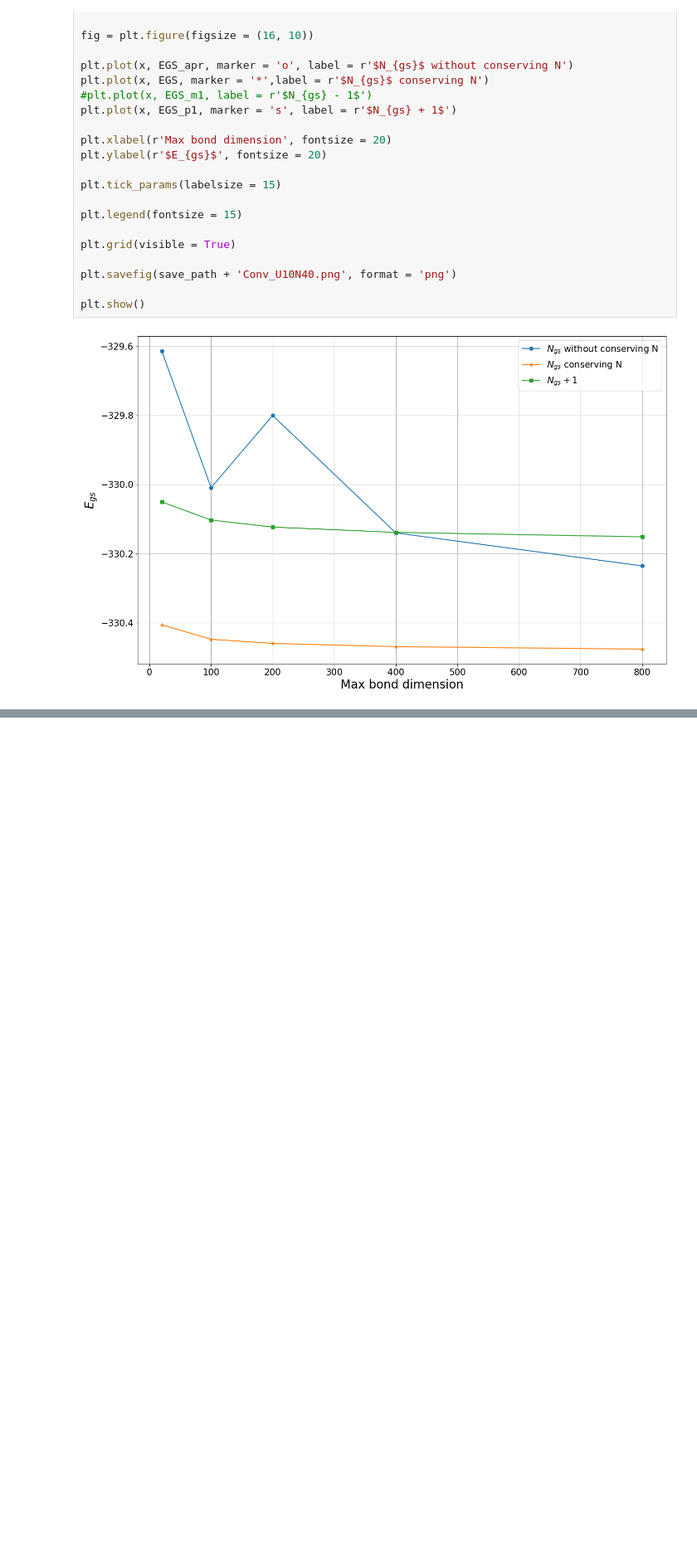
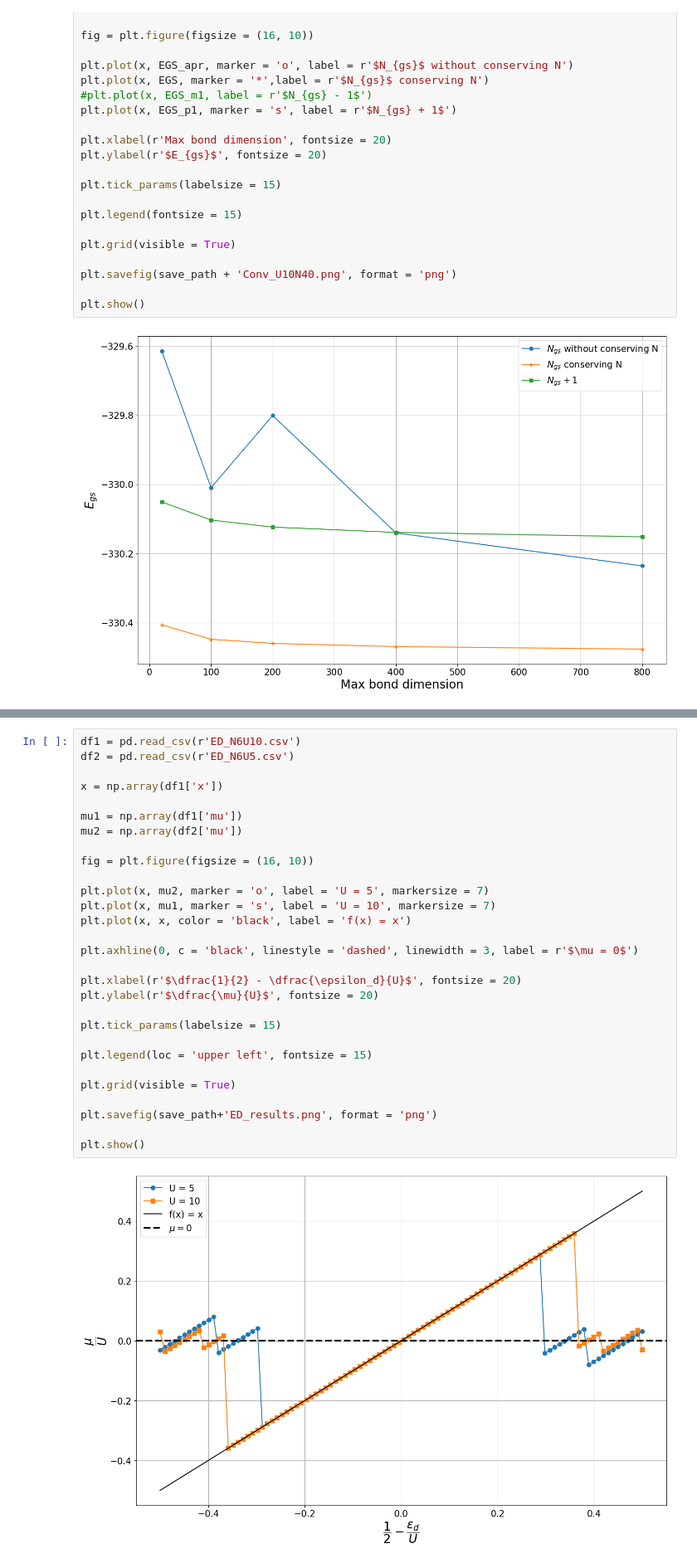
Before and after one commit to LuanSouzaSilva/IC_Chemical_Potential, a Jupyter notebook: IC_Chemical_Potential/Plota_Dados.ipynb, the cells around one changed output, grey strips where cells are left out. Shown at 83% size. Saved outputs shown, nothing was run; the diff lists cells and outputs as text; blank space fills up the shorter version.

```diff
--- a/IC_Chemical_Potential/Plota_Dados.ipynb
+++ b/IC_Chemical_Potential/Plota_Dados.ipynb
@@ -128,0 +135,31 @@ plt.show()
+# %%
+df1 = pd.read_csv(r'ED_N6U10.csv')
+df2 = pd.read_csv(r'ED_N6U5.csv')
+
+x = np.array(df1['x'])
+
+mu1 = np.array(df1['mu'])
+mu2 = np.array(df2['mu'])
+
+fig = plt.figure(figsize = (16, 10))
+
+plt.plot(x, mu2, marker = 'o', label = 'U = 5', markersize = 7)
+plt.plot(x, mu1, marker = 's', label = 'U = 10', markersize = 7)
+plt.plot(x, x, color = 'black', label = 'f(x) = x')
+
+plt.axhline(0, c = 'black', linestyle = 'dashed', linewidth = 3, label = r'$\mu = 0$')
+
+plt.xlabel(r'$\dfrac{1}{2} - \dfrac{\epsilon_d}{U}$', fontsize = 20)
+plt.ylabel(r'$\dfrac{\mu}{U}$', fontsize = 20)
+
+plt.tick_params(labelsize = 15)
+
+plt.legend(loc = 'upper left', fontsize = 15)
+
+plt.grid(visible = True)
+
+plt.savefig(save_path+'ED_results.png', format = 'png')
+
+plt.show()
+# %% [output]
+[figure, added]
```
Also changed, not shown: parts of 2 cells of this notebook, 2 other files.
